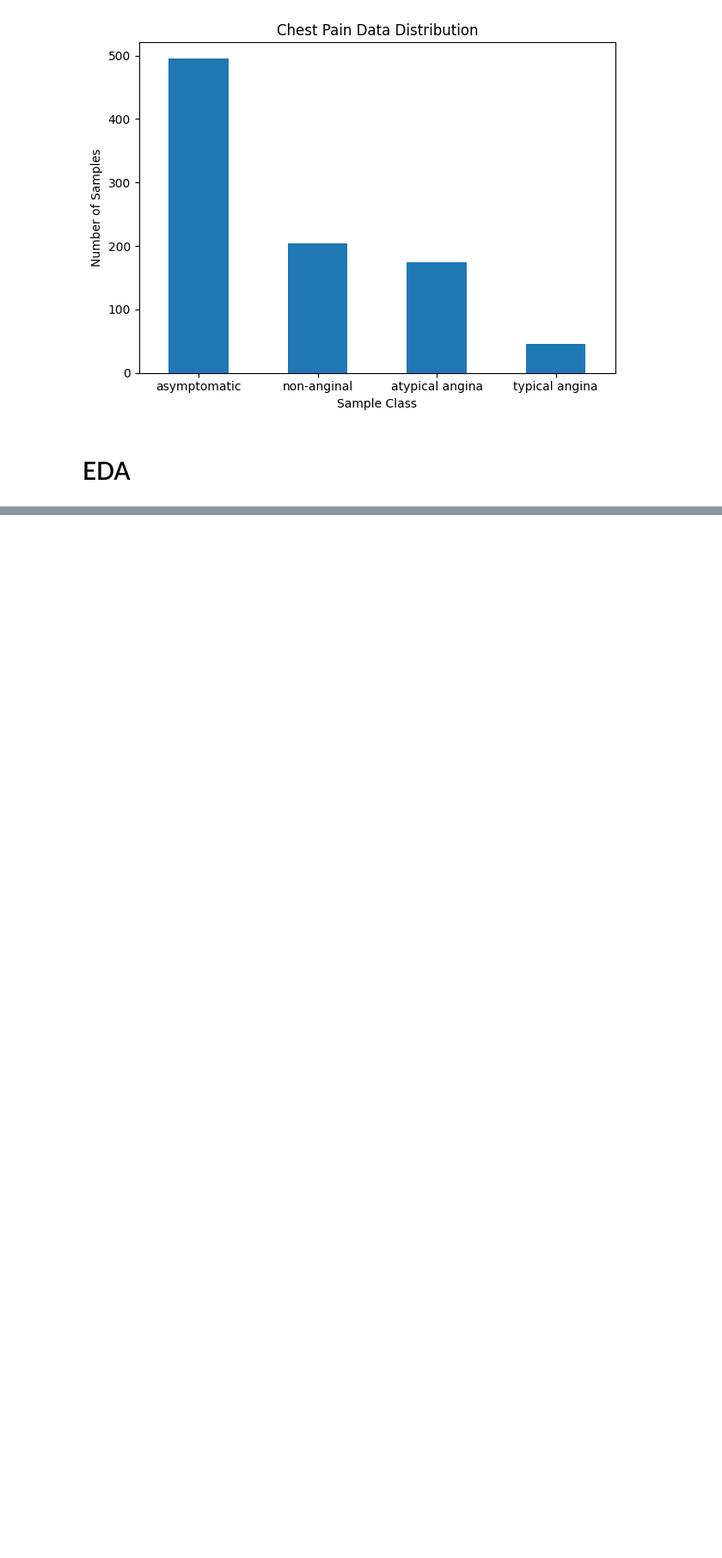
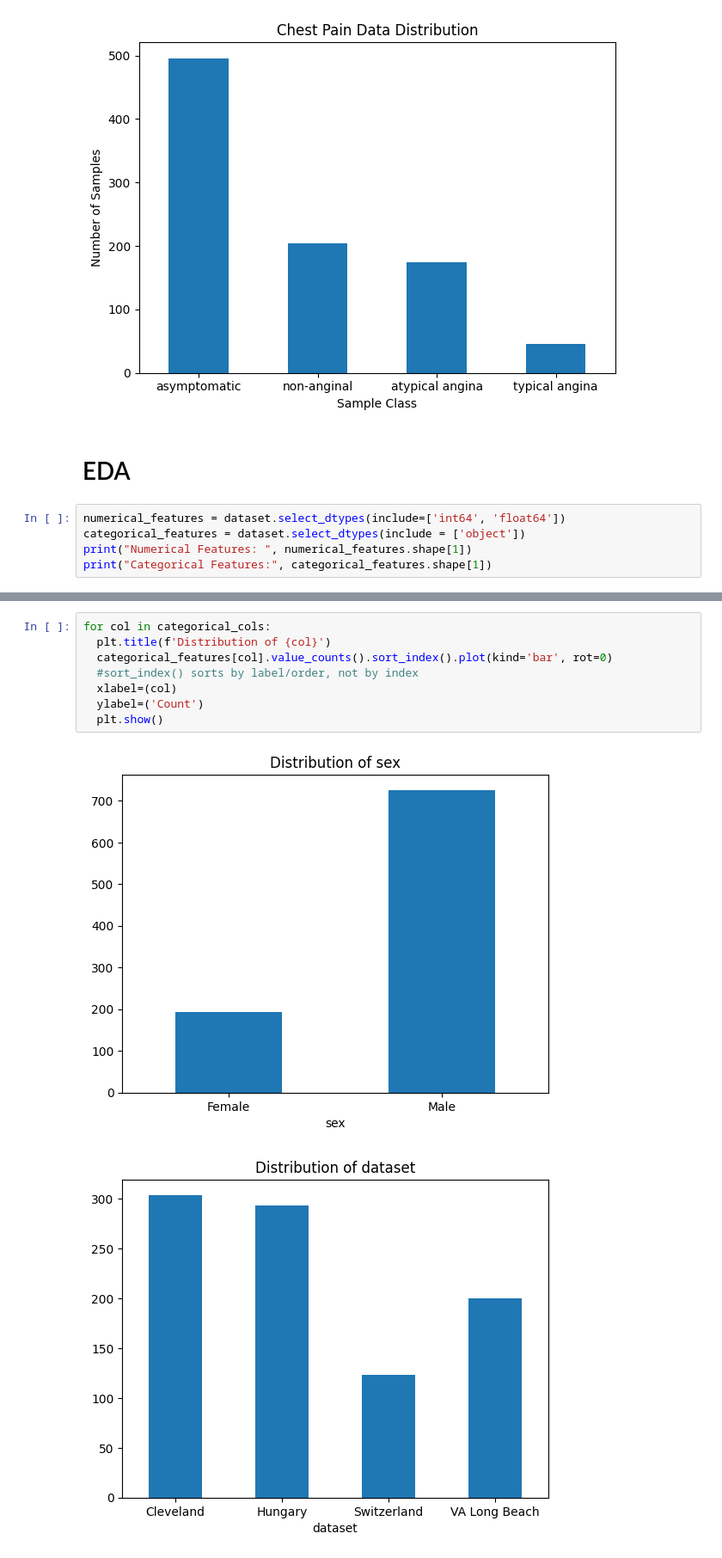
Before and after one commit to AdibOmi/Heart-Disease-ML-Analysis, a Jupyter notebook: Heart_Disease_Analysis.ipynb, the cells around one changed output, grey strips where cells are left out. Shown at 86% size. Cells and saved outputs as stored; diff of their text form; blank space fills up the shorter version.

```diff
--- a/Heart_Disease_Analysis.ipynb
+++ b/Heart_Disease_Analysis.ipynb
@@ -112,3 +117,8 @@ plt.show()
 [figure]
 # %% [markdown]
 # EDA
+# %%
+numerical_features = dataset.select_dtypes(include=['int64', 'float64'])
+categorical_features = dataset.select_dtypes(include = ['object'])
+print("Numerical Features: ", numerical_features.shape[1])
+print("Categorical Features:", categorical_features.shape[1])
@@ -114,0 +159,11 @@ plt.show()
+# %%
+for col in categorical_cols:
+  plt.title(f'Distribution of {col}')
+  categorical_features[col].value_counts().sort_index().plot(kind='bar', rot=0)
+  #sort_index() sorts by label/order, not by index
+  xlabel=(col)
+  ylabel=('Count')
+  plt.show()
+# %% [output]
+[figure, added]
+[figure, added]
```
Also changed, not shown: parts of 6 cells of this notebook.
